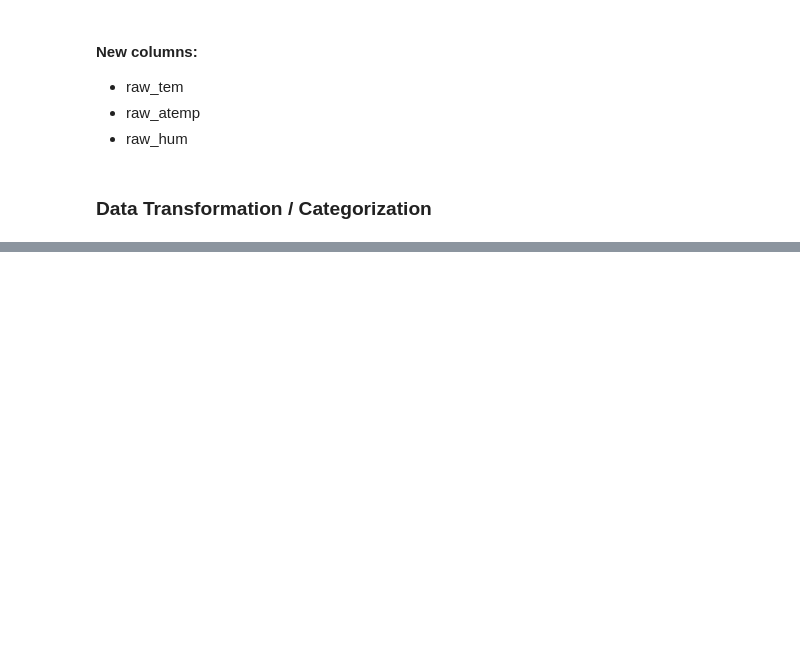
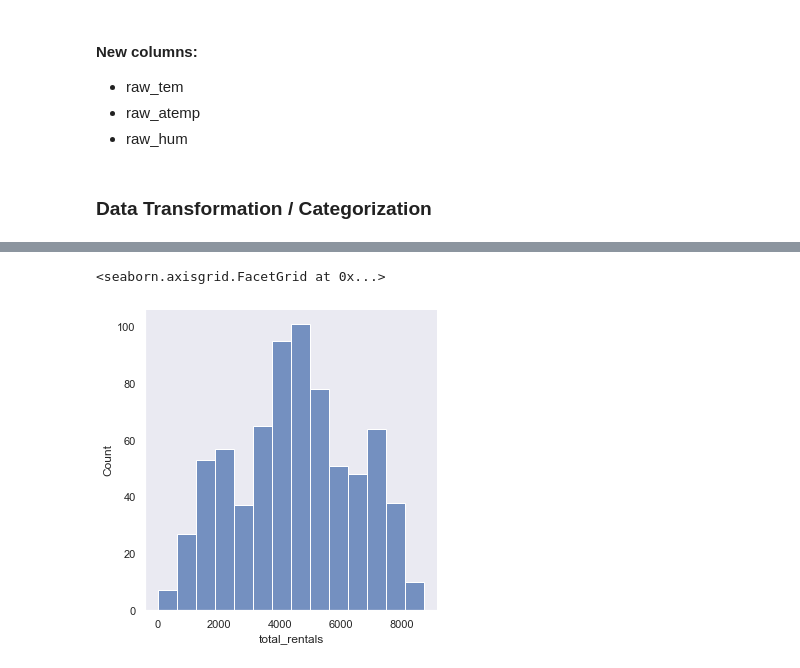
Before and after one commit to jaddel/education_cab_github, a Jupyter notebook: assignment_2/task1/task1.ipynb, the cells around one changed output, grey strips where cells are left out. Drawn from its saved outputs; the diff is of its cells as text; code cells hidden in the pictures; blank space fills up the shorter version.

```diff
--- a/assignment_2/task1/task1.ipynb
+++ b/assignment_2/task1/task1.ipynb
@@ -177,2 +232,7 @@ for df in data:
+# %%
+sns.displot(day.total_rentals)
+# %% [output]
+<seaborn.axisgrid.FacetGrid at 0x...>
+[figure, added]
 # %%
 day.head(100)
```
Also changed, not shown: parts of 14 cells of this notebook, 8 other files.
